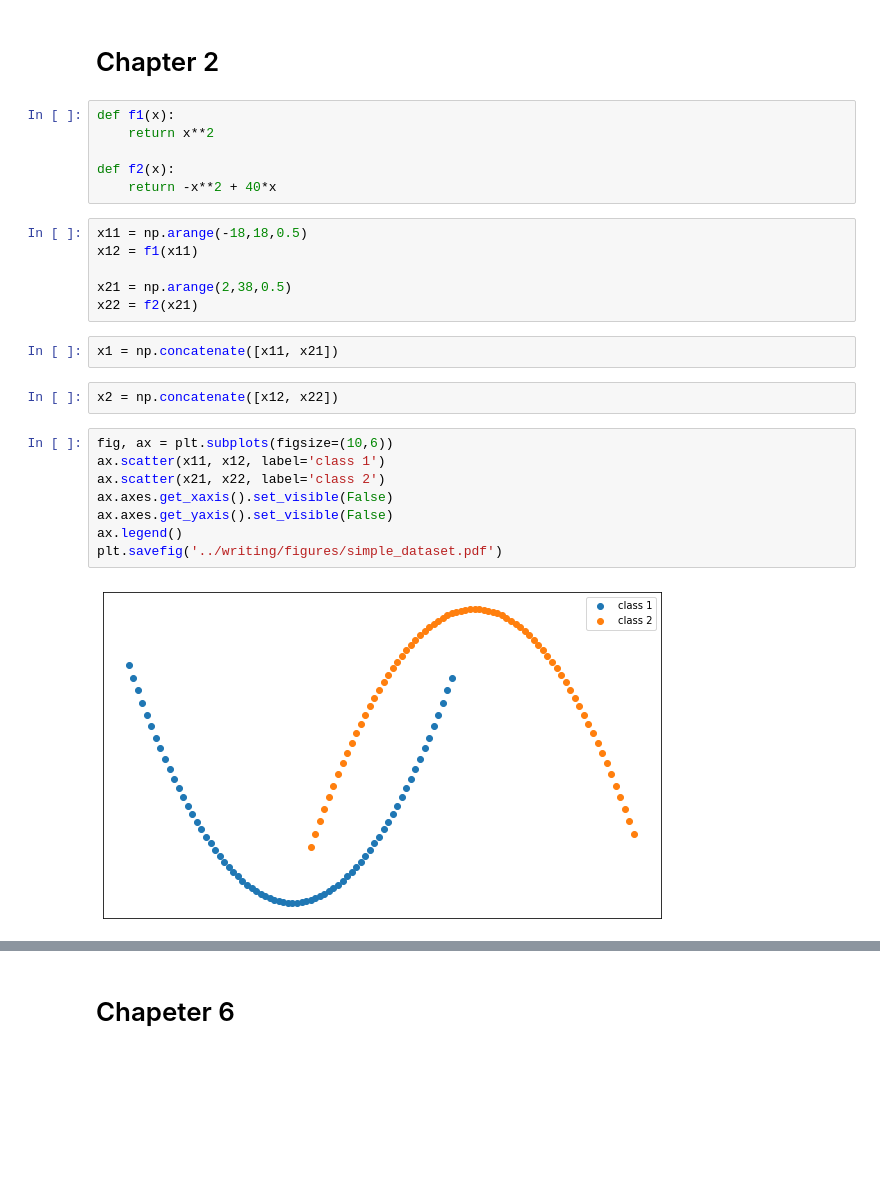
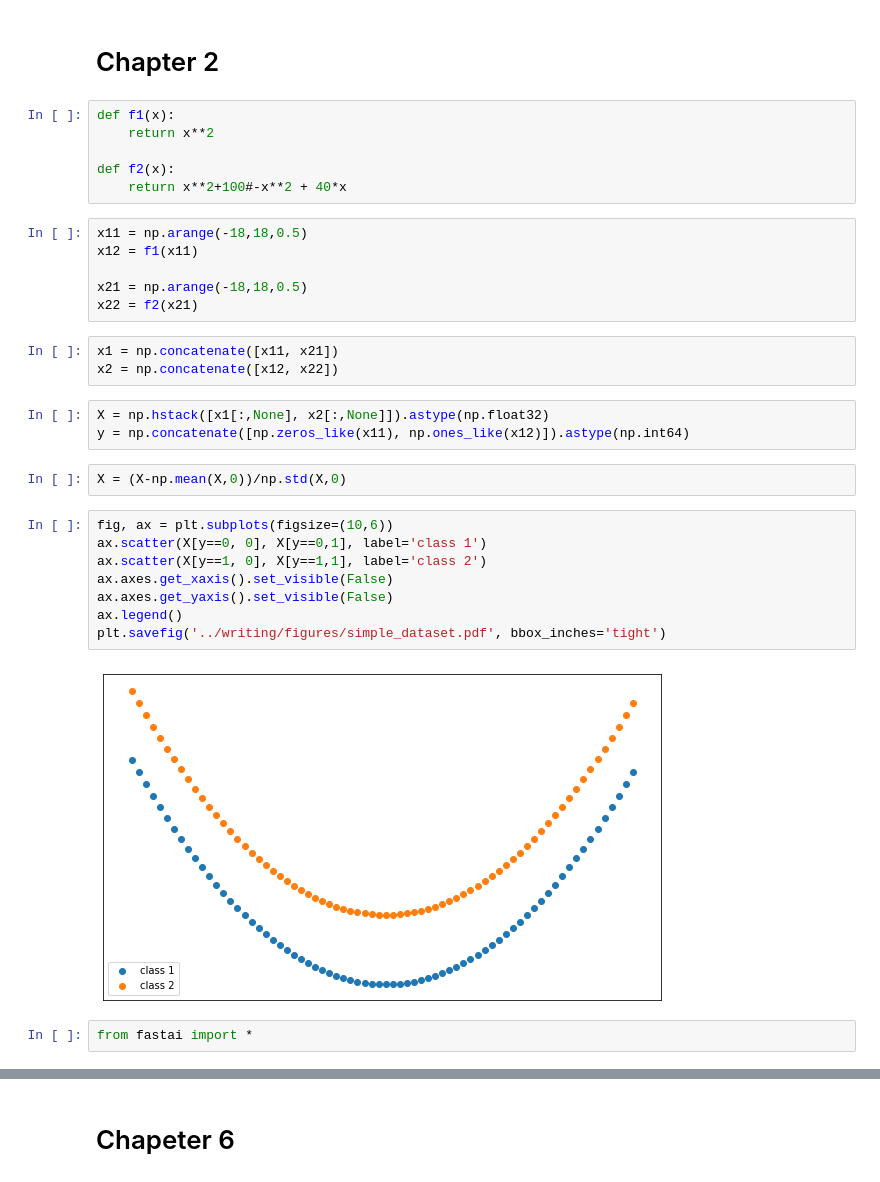
Before and after one commit to jandremarais/TabularLearner, a Jupyter notebook: code/figures.ipynb, the cells around one changed output, grey strips where cells are left out. Saved outputs shown, nothing was run; the diff lists cells and outputs as text; blank space fills up the shorter version.

```diff
--- a/code/figures.ipynb
+++ b/code/figures.ipynb
@@ -32,24 +32,30 @@ def f1(x):
     return x**2
 
 def f2(x):
-    return -x**2 + 40*x
+    return x**2+100#-x**2 + 40*x
 # %%
 x11 = np.arange(-18,18,0.5)
 x12 = f1(x11)
 
-x21 = np.arange(2,38,0.5)
+x21 = np.arange(-18,18,0.5)
 x22 = f2(x21)
 # %%
 x1 = np.concatenate([x11, x21])
+x2 = np.concatenate([x12, x22])
-# %%
-x2 = np.concatenate([x12, x22])
+# %%
+X = np.hstack([x1[:,None], x2[:,None]]).astype(np.float32)
+y = np.concatenate([np.zeros_like(x11), np.ones_like(x12)]).astype(np.int64)
+# %%
+X = (X-np.mean(X,0))/np.std(X,0)
 # %%
 fig, ax = plt.subplots(figsize=(10,6))
-ax.scatter(x11, x12, label='class 1')
-ax.scatter(x21, x22, label='class 2')
+ax.scatter(X[y==0, 0], X[y==0,1], label='class 1')
+ax.scatter(X[y==1, 0], X[y==1,1], label='class 2')
 ax.axes.get_xaxis().set_visible(False)
 ax.axes.get_yaxis().set_visible(False)
 ax.legend()
-plt.savefig('../writing/figures/simple_dataset.pdf')
+plt.savefig('../writing/figures/simple_dataset.pdf', bbox_inches='tight')
 # %% [output]
-[figure, old version]
+[figure, new version]
+# %%
+from fastai import *
```
Also changed, not shown: parts of 23 cells of this notebook, 6 other files.
